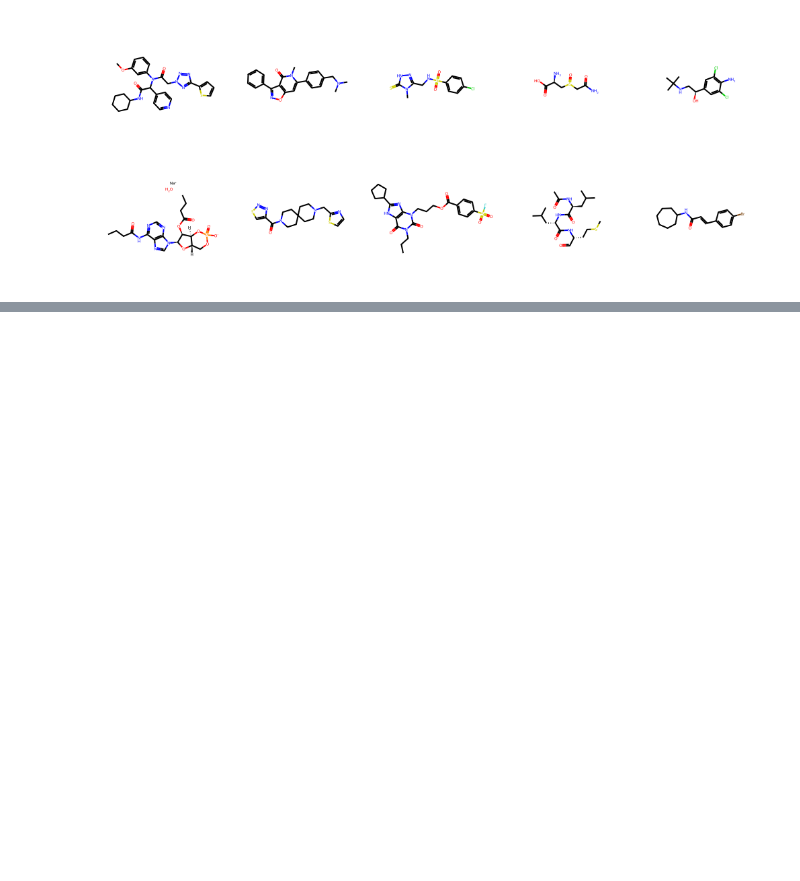
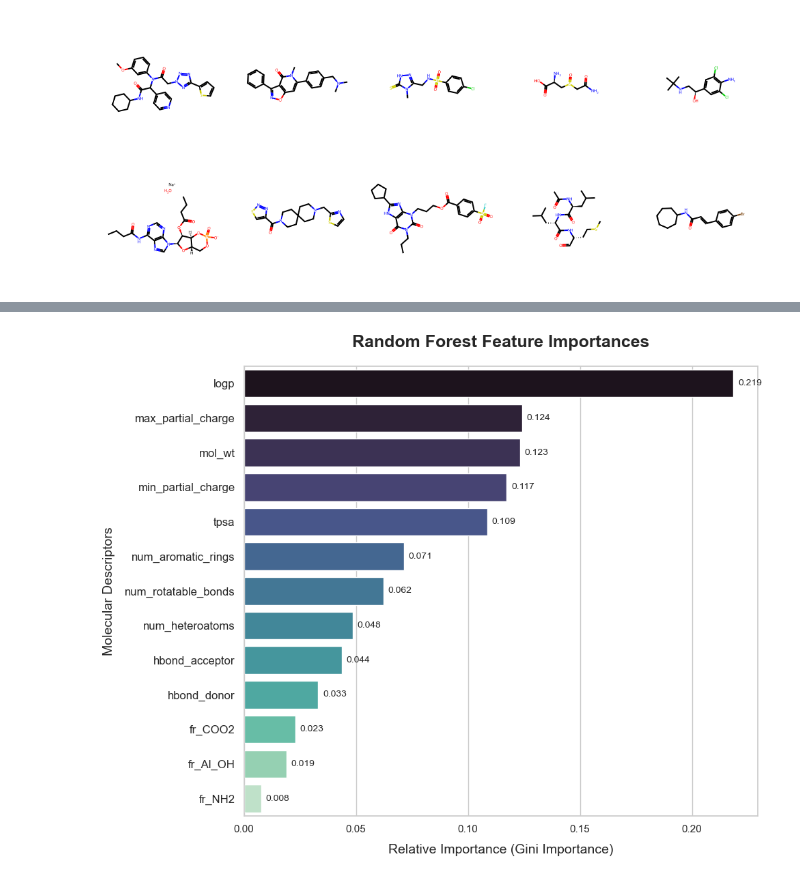
Before and after one commit to ManuCa93/drug_desing_final, a Jupyter notebook: notebook.ipynb, the cells around one changed output, grey strips where cells are left out. Saved outputs shown, nothing was run; the diff lists cells and outputs as text; code cells hidden in the pictures; blank space fills up the shorter version.

```diff
--- a/notebook.ipynb
+++ b/notebook.ipynb
@@ -555,0 +671,46 @@ if non_inhibitor_mols:
+# %%
+import pandas as pd
+import matplotlib.pyplot as plt
+import seaborn as sns
+
+# 1. Extract feature importances and names from the trained Random Forest
+importances = rf_model.feature_importances_
+feature_names = X_train.columns
+
+# 2. Create a Pandas DataFrame to hold and sort the data
+importance_df = pd.DataFrame({
+    'Feature': feature_names,
+    'Importance': importances
+})
+
+# 3. Sort the features by importance in descending order
+importance_df = importance_df.sort_values(by='Importance', ascending=False)
+
+# 4. Set up the visualization
+sns.set_theme(style="whitegrid")
+plt.figure(figsize=(10, 8))
+
+# 5. Create a horizontal bar plot
+# Using a nice color palette like 'viridis' or 'mako' for a professional look
+sns.barplot(
+    x='Importance',
+    y='Feature',
+    data=importance_df,
+    palette='mako'
+)
+
+# 6. Customize titles and labels
+plt.title('Random Forest Feature Importances', fontsize=18, fontweight='bold', pad=20)
+plt.xlabel('Relative Importance (Gini Importance)', fontsize=14, labelpad=10)
+plt.ylabel('Molecular Descriptors', fontsize=14, labelpad=10)
+plt.xticks(fontsize=11)
+plt.yticks(fontsize=12)
+
+# Add exact values at the end of each bar for clarity
+for index, value in enumerate(importance_df['Importance']):
+    plt.text(value + 0.002, index, f'{value:.3f}', va='center', fontsize=10)
+
+plt.tight_layout()
+plt.show()
+# %% [output]
+[figure, added]
```
Also changed, not shown: parts of 4 cells of this notebook.
